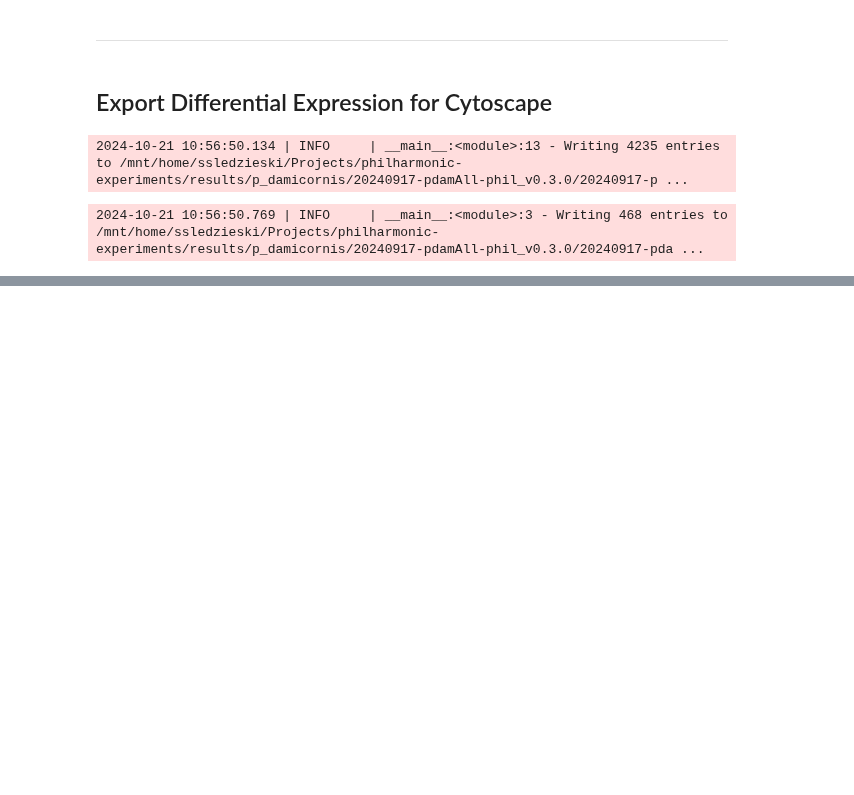
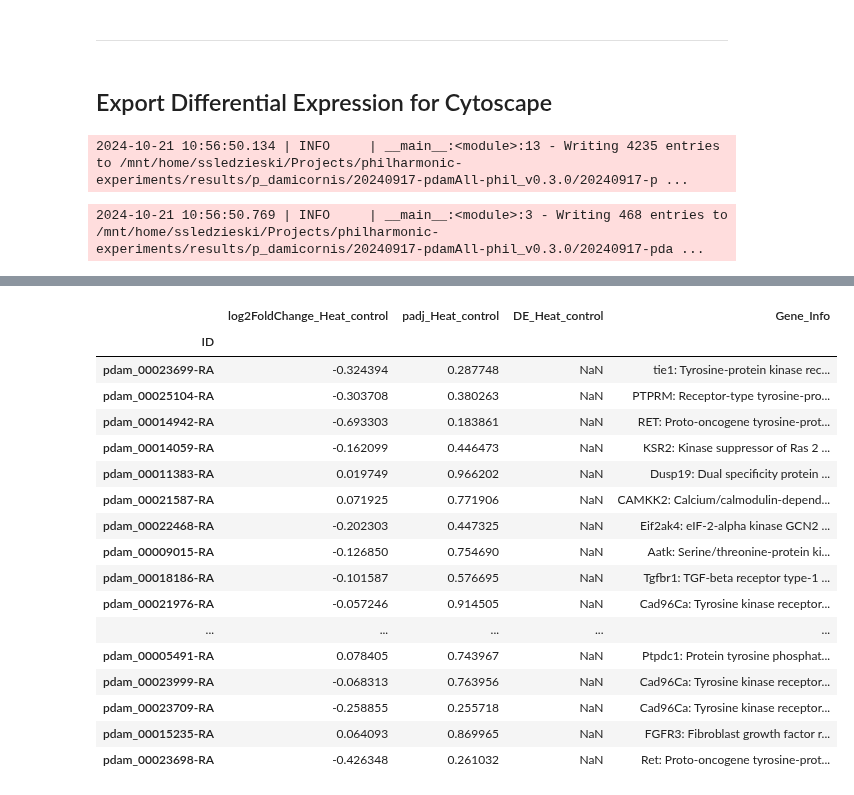
Before and after one commit to samsledje/philharmonic, a Jupyter notebook: nb/04_gene_expression_analysis.ipynb, the cells around one changed output, grey strips where cells are left out. Drawn from its saved outputs; the diff is of its cells as text; code cells hidden in the pictures; blank space fills up the shorter version.

```diff
--- a/nb/04_gene_expression_analysis.ipynb
+++ b/nb/04_gene_expression_analysis.ipynb
@@ -351,0 +357,17 @@ logger.info(f"Writing {len(cluster_de_df)} entries to {clust_deg_cytoscape_table
+# %%
+import re
+
+keywords = ["heat", "cold", "temperature", "thermal", "thermo", "cool", "warm"]
+
+# create a regex that matches any of the keywords
+pattern = re.compile("|".join(keywords), re.IGNORECASE)
+# %%
+# get list of cluster IDs where human_readable descriptions match the pattern
+filtered_clusters = [
+    k
+    for k, v in llm_clusters.items()
+    # if pattern.search(" ".join([v["human_readable"], v["llm_name"], v["llm_explanation"]]))
+    if pattern.search(" ".join([v["llm_name"], v["llm_explanation"]]))
+]
+non_filtered = [k for k in llm_clusters.keys() if k not in filtered_clusters]
+logger.info(f"Filtered {len(filtered_clusters)} clusters with keywords: {keywords}")
@@ -351,0 +376,29 @@ logger.info(f"Writing {len(cluster_de_df)} entries to {clust_deg_cytoscape_table
+# %%
+def get_from_deg(deg_df, cluster_dict, key, columns):
+    """
+    Get the values from the deg_df for the given proteins and columns.
+    """
+    proteins = cluster_dict[key]["members"]
+    p_intersection = list(set(proteins).intersection(deg_df.index))
+    return deg_df.loc[p_intersection, columns]
+
+
+def print_cluster(cluster_dict, key):
+    print(cluster_dict[key]["llm_name"])
+    print(cluster_dict[key]["human_readable"])
+    # print(cluster_dict[key]["llm_explanation"])
+# %%
+i = 18
+print_cluster(llm_clusters, non_filtered[i])
+get_from_deg(
+    deg_df,
+    llm_clusters,
+    non_filtered[i],
+    [
+        "log2FoldChange_Heat_control",
+        "padj_Heat_control",
+        "DE_Heat_control",
+        "Gene_Info",
+    ],
+)
+# %% [output]
@@ -351,0 +425,18 @@ logger.info(f"Writing {len(cluster_de_df)} entries to {clust_deg_cytoscape_table
+|  | log2FoldChange_Heat_control | padj_Heat_control | DE_Heat_control | Gene_Info |
+| ID |  |  |  |  |
+| pdam_00023699-RA | -0.324394 | 0.287748 | NaN | tie1: Tyrosine-protein kinase rec... |
+| pdam_00025104-RA | -0.303708 | 0.380263 | NaN | PTPRM: Receptor-type tyrosine-pro... |
+| pdam_00014942-RA | -0.693303 | 0.183861 | NaN | RET: Proto-oncogene tyrosine-prot... |
+| pdam_00014059-RA | -0.162099 | 0.446473 | NaN | KSR2: Kinase suppressor of Ras 2 ... |
+| pdam_00011383-RA | 0.019749 | 0.966202 | NaN | Dusp19: Dual specificity protein ... |
+| pdam_00021587-RA | 0.071925 | 0.771906 | NaN | CAMKK2: Calcium/calmodulin-depend... |
+| pdam_00022468-RA | -0.202303 | 0.447325 | NaN | Eif2ak4: eIF-2-alpha kinase GCN2 ... |
+| pdam_00009015-RA | -0.126850 | 0.754690 | NaN | Aatk: Serine/threonine-protein ki... |
+| pdam_00018186-RA | -0.101587 | 0.576695 | NaN | Tgfbr1: TGF-beta receptor type-1 ... |
+| pdam_00021976-RA | -0.057246 | 0.914505 | NaN | Cad96Ca: Tyrosine kinase receptor... |
+| ... | ... | ... | ... | ... |
+| pdam_00005491-RA | 0.078405 | 0.743967 | NaN | Ptpdc1: Protein tyrosine phosphat... |
+| pdam_00023999-RA | -0.068313 | 0.763956 | NaN | Cad96Ca: Tyrosine kinase receptor... |
+| pdam_00023709-RA | -0.258855 | 0.255718 | NaN | Cad96Ca: Tyrosine kinase receptor... |
+| pdam_00015235-RA | 0.064093 | 0.869965 | NaN | FGFR3: Fibroblast growth factor r... |
+| pdam_00023698-RA | -0.426348 | 0.261032 | NaN | Ret: Proto-oncogene tyrosine-prot... |
```
Also changed, not shown: parts of 9 cells of this notebook, 2 other files.
